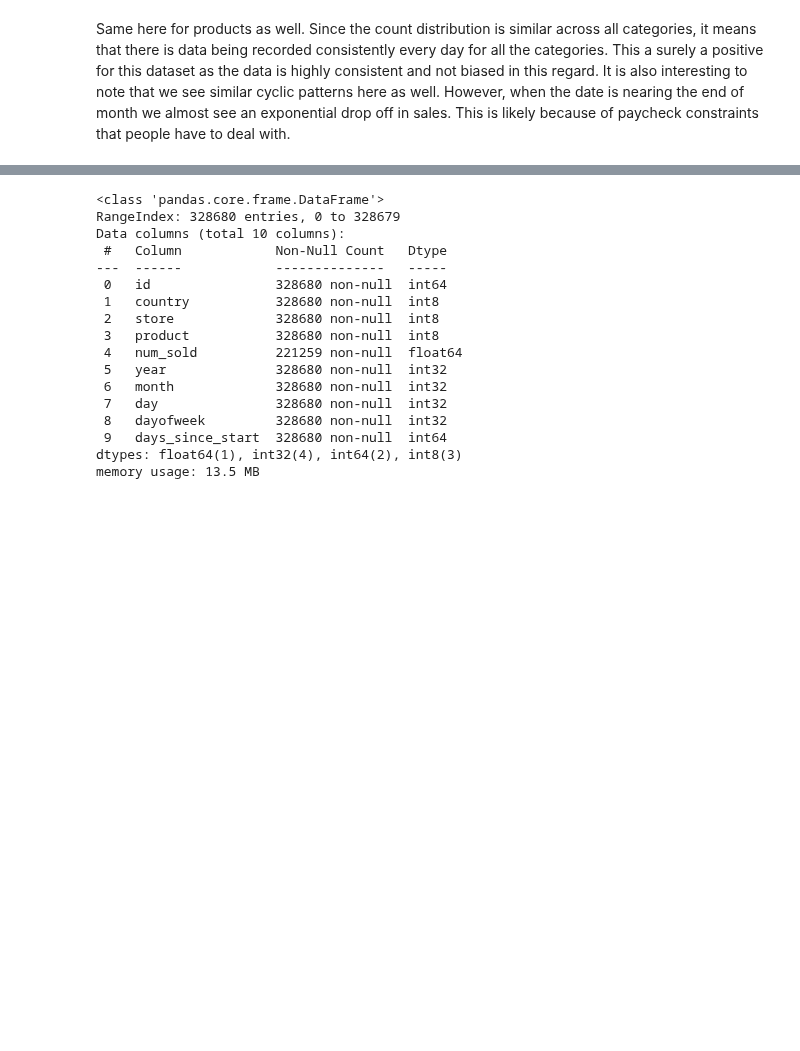
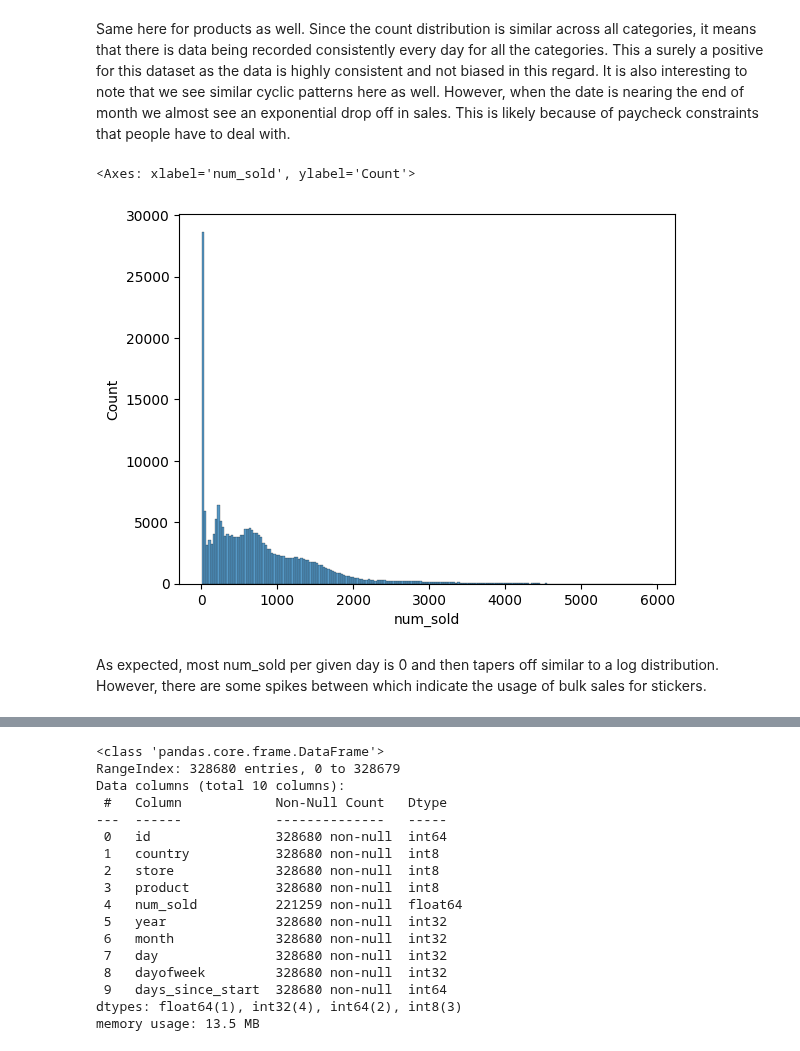
Before and after one commit to LoneCoder21/Kaggle-Notebooks, a Jupyter notebook: Regression/Forecasting Sticker Sales/eda.ipynb, the cells around one changed output, grey strips where cells are left out. Drawn from its saved outputs; the diff is of its cells as text; code cells hidden in the pictures; blank space fills up the shorter version.

```diff
--- a/Regression/Forecasting Sticker Sales/eda.ipynb
+++ b/Regression/Forecasting Sticker Sales/eda.ipynb
@@ -191,6 +191,13 @@ sns.countplot(data,x="dayofweek",hue="product",ax=axs[3])
 Same here for products as well. Since the count distribution is similar across all categories, it means that there is data being recorded consistently every day for all the categories. This a surely a positive for this dataset as the data is highly consistent and not biased in this regard. It is also interesting to note that we see similar cyclic patterns here as well. However, when the date is nearing the end of month we almost see an exponential drop off in sales. This is likely because of paycheck constraints that people have to deal with.
 # %%
 data = data.drop('date', axis=1)
+# %%
+sns.histplot(data,x=target_column)
+# %% [output]
+<Axes: xlabel='num_sold', ylabel='Count'>
+[figure, added]
+# %% [markdown]
+As expected, most num_sold per given day is 0 and then tapers off similar to a log distribution. However, there are some spikes between which indicate the usage of bulk sales for stickers.
 # %%
 data.head()
 # %% [output]
```
Also changed, not shown: parts of 5 cells of this notebook.
